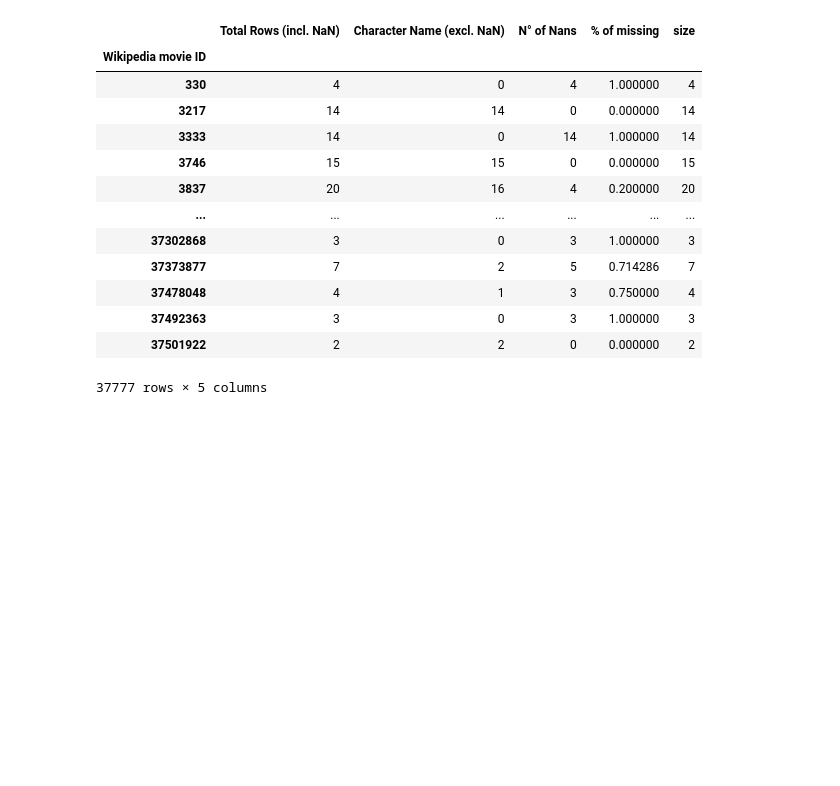
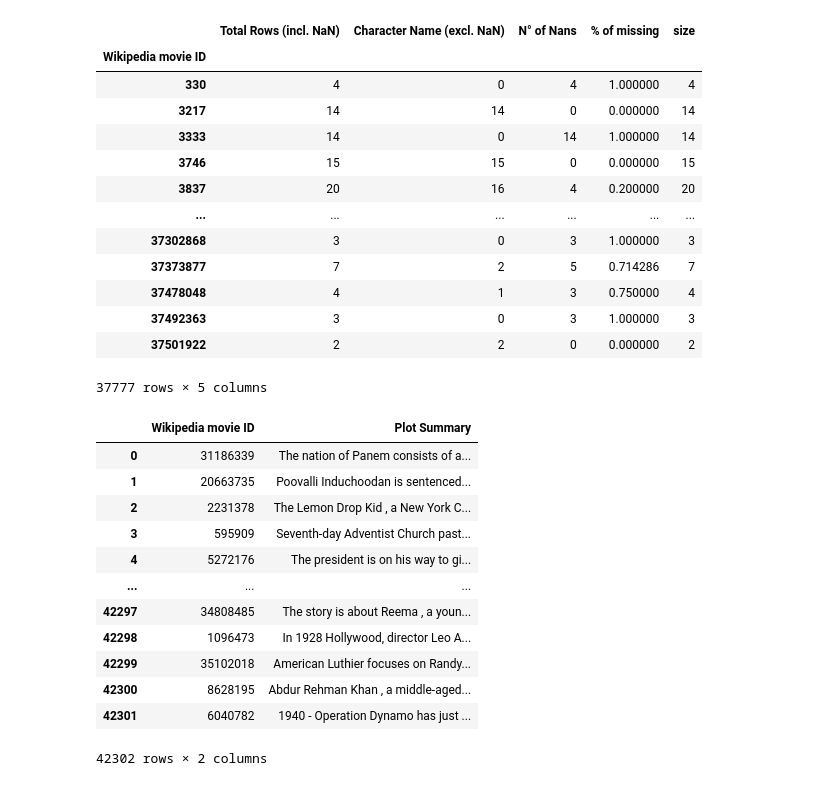
Before and after one commit to epfl-ada/ada-2022-project-utopiansky2022, a Jupyter notebook: Nico.ipynb, the cells around one changed output. Drawn from its saved outputs; the diff is of its cells as text; code cells hidden in the pictures; blank space fills up the shorter version.

```diff
--- a/Nico.ipynb
+++ b/Nico.ipynb
@@ -317,3 +317,19 @@ pd_innerjoin_plots_missingstats
 | 37492363 | 3 | 0 | 3 | 1.000000 | 3 |
 | 37501922 | 2 | 2 | 0 | 0.000000 | 2 |
 37777 rows × 5 columns
+# %%
+df_plot_summaries
+# %% [output]
+|  | Wikipedia movie ID | Plot Summary |
+| 0 | 31186339 | The nation of Panem consists of a... |
+| 1 | 20663735 | Poovalli Induchoodan is sentenced... |
+| 2 | 2231378 | The Lemon Drop Kid , a New York C... |
+| 3 | 595909 | Seventh-day Adventist Church past... |
+| 4 | 5272176 | The president is on his way to gi... |
+| ... | ... | ... |
+| 42297 | 34808485 | The story is about Reema , a youn... |
+| 42298 | 1096473 | In 1928 Hollywood, director Leo A... |
+| 42299 | 35102018 | American Luthier focuses on Randy... |
+| 42300 | 8628195 | Abdur Rehman Khan , a middle-aged... |
+| 42301 | 6040782 | 1940 - Operation Dynamo has just ... |
+42302 rows × 2 columns
```
